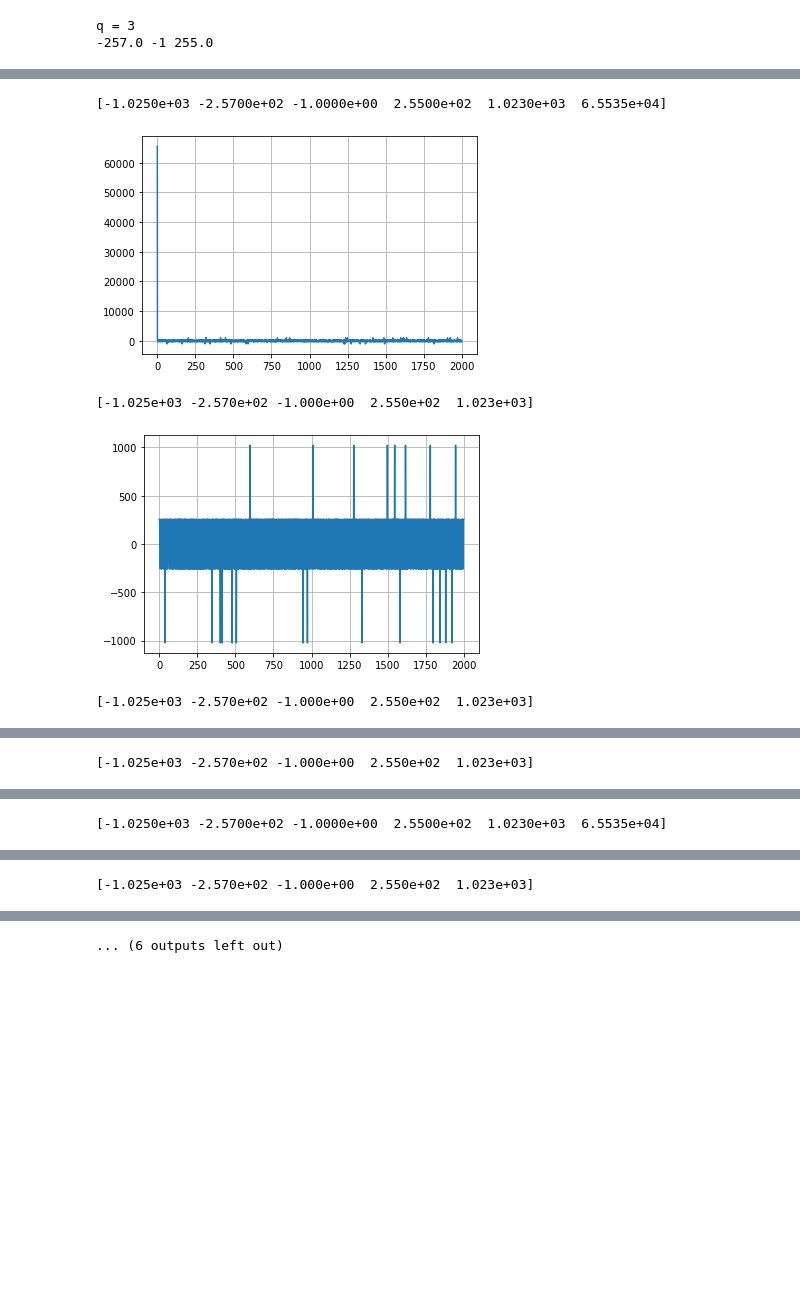
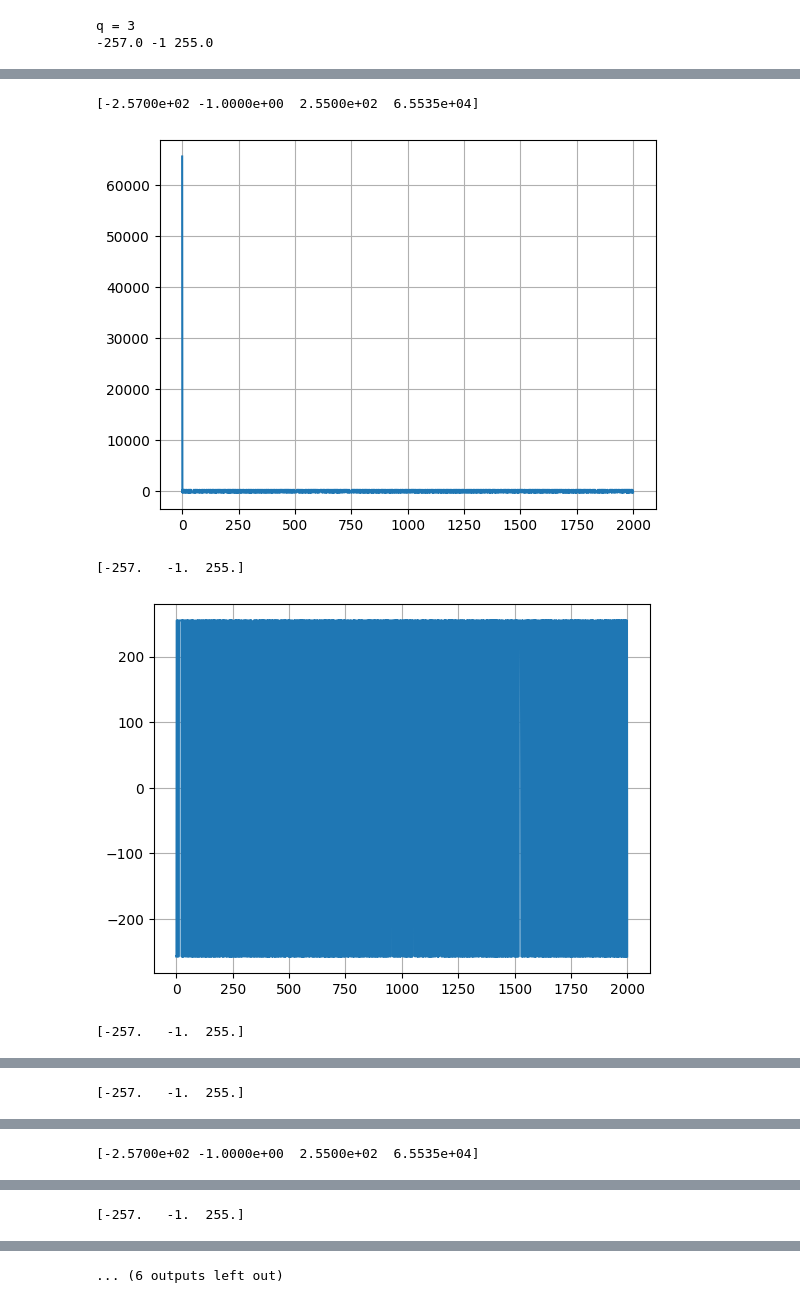
Before and after one commit to ajheller/binary_sequences, a Jupyter notebook: gold_codes/Gold_Code_from_Scratch.ipynb, the cells around one changed output, grey strips where cells are left out. Saved outputs shown, nothing was run; the diff lists cells and outputs as text; code cells hidden in the pictures; blank space fills up the shorter version.

```diff
--- a/gold_codes/Gold_Code_from_Scratch.ipynb
+++ b/gold_codes/Gold_Code_from_Scratch.ipynb
@@ -711,7 +742,7 @@ from scipy import signal as sig
 kn = 16
 kpp1 = sig.max_len_seq(kn)[0]
 
-kq = 5 # 2**j + 1, with j even, say 2
+kq = 257 # 2**(kn // 2) + 1: small Kasami decimation
 print(f"q = {kq}")
 
 kpp2 = decimate_sequence(kpp1, kq)
@@ -720,24 +751,27 @@ q = 5
 # %%
 k_set_size = 10
-k_set = np.row_stack([np.logical_xor(kpp1, np.roll(kpp2, p))
-                      for p in range((kn+1), (kn+1)+k_set_size-2)]
-                          )
+k_set = np.vstack(
+    [
+        np.logical_xor(kpp1, np.roll(kpp2, p))
+        for p in range((kn + 1), (kn + 1) + k_set_size)
+    ]
+)
 # %%
 import matplotlib.pyplot as plt
 
-plot_range=slice(None, 2000)
+plot_range = slice(None, 2000)
 
-for bs1, bs2 in (itertools.product((k_set[1] * 2 - 1,
-                                    k_set[2] * 2 - 1,
-                                    k_set[3] * 2 - 1), repeat=2)):
+for bs1, bs2 in itertools.product(
+    (k_set[1] * 2 - 1, k_set[2] * 2 - 1, k_set[3] * 2 - 1), repeat=2
+):
     xcorr = cyclic_xcorr(bs1, bs2)
     print(np.unique(np.around(xcorr, 10)))
     plt.plot(xcorr[plot_range])
     plt.grid(True)
     plt.show()
 # %% [output]
-[-1.0250e+03 -2.5700e+02 -1.0000e+00  2.5500e+02  1.0230e+03  6.5535e+04]
+[-2.5700e+02 -1.0000e+00  2.5500e+02  6.5535e+04]
-[figure, old version]
+[figure, new version]
-[-1.025e+03 -2.570e+02 -1.000e+00  2.550e+02  1.023e+03]
+[-257.   -1.  255.]
-[figure, old version]
+[figure, new version]
-[-1.025e+03 -2.570e+02 -1.000e+00  2.550e+02  1.023e+03]
+[-257.   -1.  255.]
@@ -745 +779 @@ for bs1, bs2 in (itertools.product((k_set[1] * 2 - 1,
-[-1.025e+03 -2.570e+02 -1.000e+00  2.550e+02  1.023e+03]
+[-257.   -1.  255.]
@@ -747 +781 @@ for bs1, bs2 in (itertools.product((k_set[1] * 2 - 1,
-[-1.0250e+03 -2.5700e+02 -1.0000e+00  2.5500e+02  1.0230e+03  6.5535e+04]
+[-2.5700e+02 -1.0000e+00  2.5500e+02  6.5535e+04]
@@ -749 +783 @@ for bs1, bs2 in (itertools.product((k_set[1] * 2 - 1,
-[-1.025e+03 -2.570e+02 -1.000e+00  2.550e+02  1.023e+03]
+[-257.   -1.  255.]
```
Also changed, not shown: parts of 61 cells of this notebook, 5 other files.
